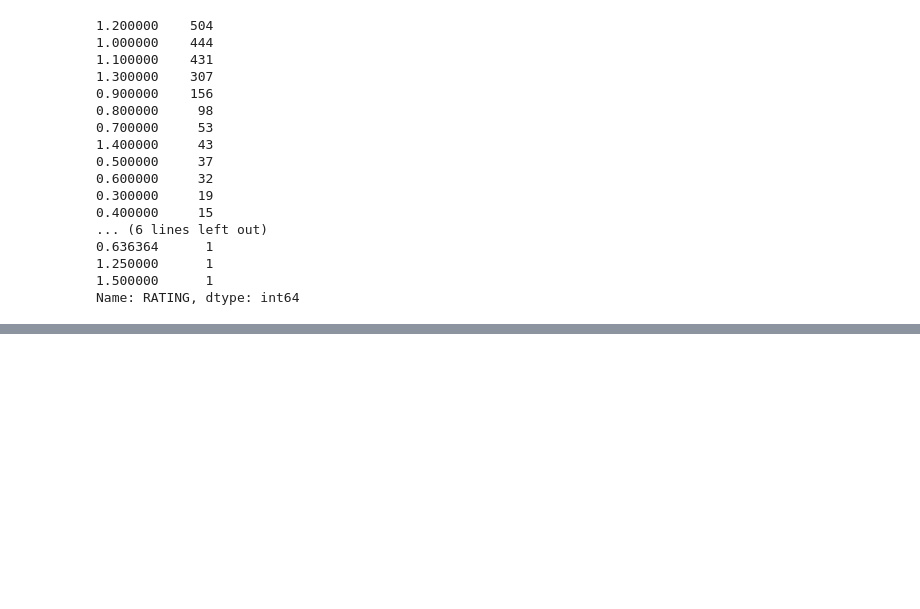
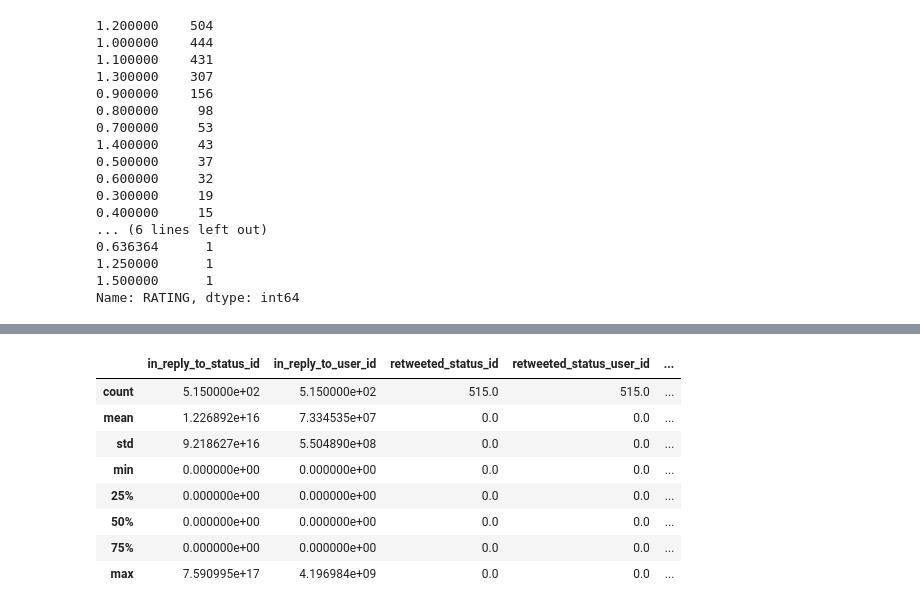
Before and after one commit to flamever2015/Udacity_Data_Science-p2, a Jupyter notebook: wrangle_act.ipynb, the cells around one changed output, grey strips where cells are left out. Cells and saved outputs as stored; diff of their text form; code cells hidden in the pictures; blank space fills up the shorter version.

```diff
--- a/wrangle_act.ipynb
+++ b/wrangle_act.ipynb
@@ -729,0 +827,14 @@ p1_Rating
+# %%
+# 分析推文对象不是狗的数据
+twitter_archive_enhanced_clean_p1_NotDog.describe()
+# 由此可知，当推文中不是狗时，推文转发量均值为2708.2，点赞量均值为7829.4，对象评级均值为0.949.
+# %% [output]
+|  | in_reply_to_status_id | in_reply_to_user_id | retweeted_status_id | retweeted_status_user_id | ... |
+| count | 5.150000e+02 | 5.150000e+02 | 515.0 | 515.0 | ... |
+| mean | 1.226892e+16 | 7.334535e+07 | 0.0 | 0.0 | ... |
+| std | 9.218627e+16 | 5.504890e+08 | 0.0 | 0.0 | ... |
+| min | 0.000000e+00 | 0.000000e+00 | 0.0 | 0.0 | ... |
+| 25% | 0.000000e+00 | 0.000000e+00 | 0.0 | 0.0 | ... |
+| 50% | 0.000000e+00 | 0.000000e+00 | 0.0 | 0.0 | ... |
+| 75% | 0.000000e+00 | 0.000000e+00 | 0.0 | 0.0 | ... |
+| max | 7.590995e+17 | 4.196984e+09 | 0.0 | 0.0 | ... |
```
Also changed, not shown: parts of 35 cells of this notebook, 1 other file.
